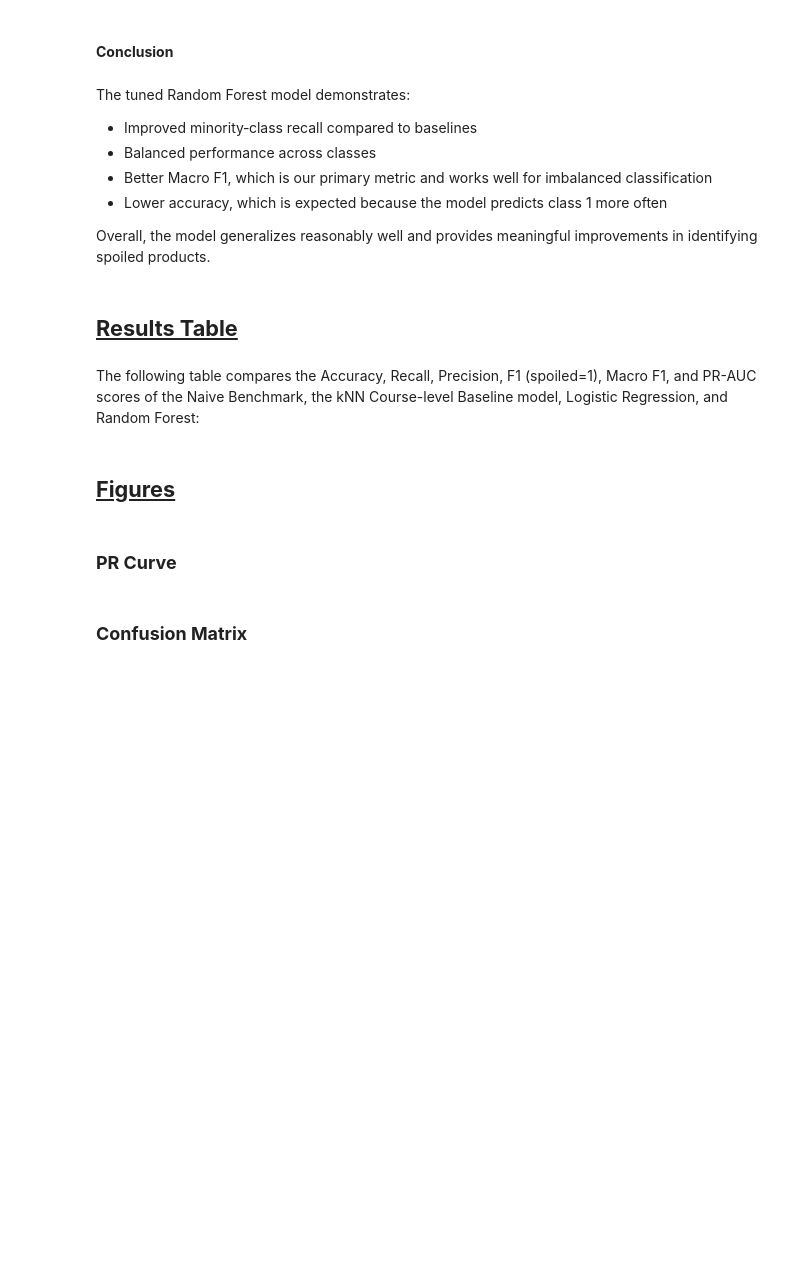
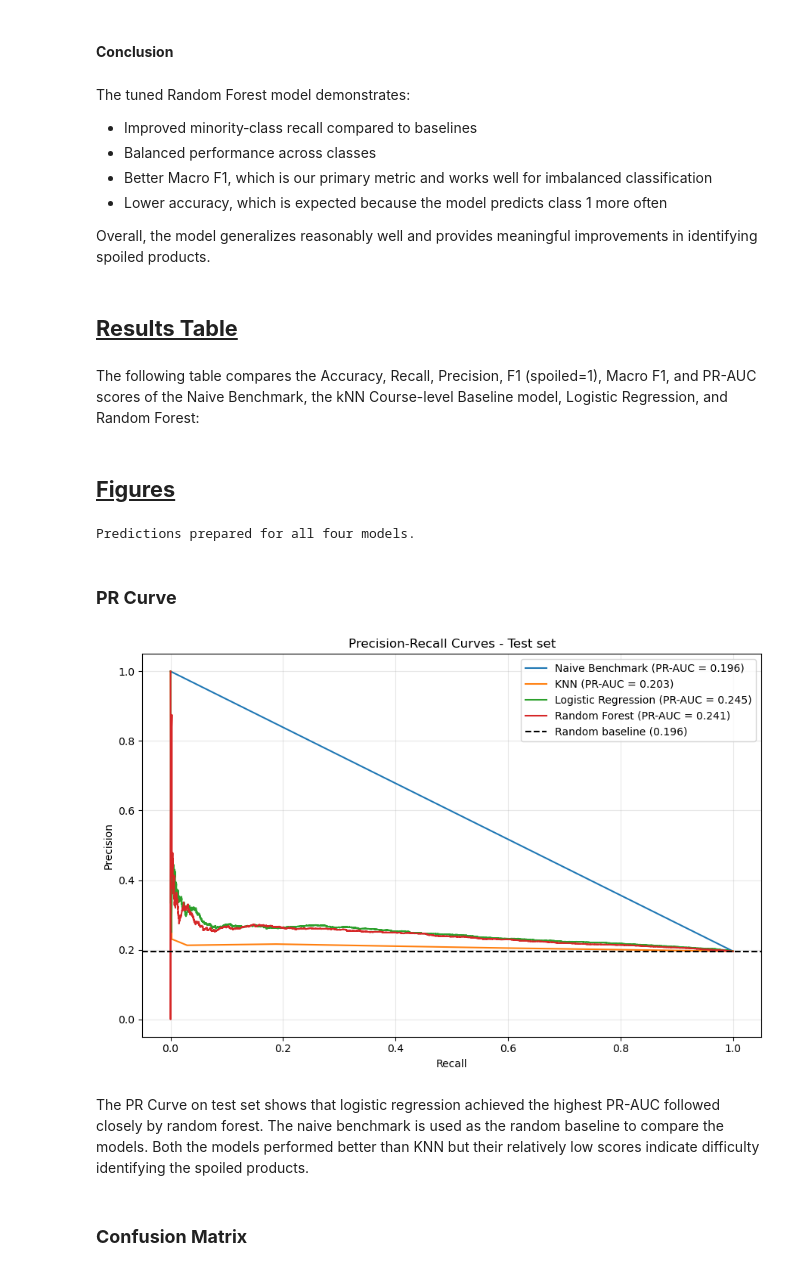
Before and after one commit to AnishaP3/Reducing-Inventory-Waste-in-Grocery-Stores, a Jupyter notebook: Notebooks/Project_Milestone_5_Final_Experiments_and_Analysis.ipynb, the cells around one changed output. Cells and saved outputs as stored; diff of their text form; code cells hidden in the pictures; blank space fills up the shorter version.

Commit message:
Added figures and error analysis for milestone 5

```diff
--- a/Notebooks/Project_Milestone_5_Final_Experiments_and_Analysis.ipynb
+++ b/Notebooks/Project_Milestone_5_Final_Experiments_and_Analysis.ipynb
@@ -683,7 +859,66 @@ Overall, the model generalizes reasonably well and provides meaningful improveme
 The following table compares the Accuracy, Recall, Precision, F1 (spoiled=1), Macro F1, and PR-AUC scores of the Naive Benchmark, the kNN Course-level Baseline model, Logistic Regression, and Random Forest:
 # %% [markdown]
 ## **<ins>Figures</ins>**
+# %%
+from sklearn.metrics import (
+    confusion_matrix,
+    ConfusionMatrixDisplay,
+    precision_recall_curve,
+    roc_curve,
+    auc,
+    average_precision_score
+)
+from sklearn.inspection import permutation_importance
+
+# Knn and logistic regression use scaled data
+X_test_scaled = X_test.copy()
+X_test_scaled[num_cols] = scaler.transform(X_test[num_cols])
+
+# Prediction labels
+predictions = {
+    "Naive Benchmark": np.zeros(len(y_test), dtype=int),
+    "KNN": knn.predict(X_test_scaled),
+    "Logistic Regression": lr_model.predict(X_test_scaled),
+    "Random Forest": clf.predict(X_test)
+}
+# Prediction probabilities for the spoiled class (class 1)
+scores = {
+    "Naive Benchmark": np.full(len(y_test), y_train.mean()),
+    "KNN": knn.predict_proba(X_test_scaled)[:, 1],
+    "Logistic Regression": lr_model.predict_proba(X_test_scaled)[:, 1],
+    "Random Forest": clf.predict_proba(X_test)[:, 1]
+}
+print("Predictions prepared for all four models.")
+# %% [output]
+Predictions prepared for all four models.
 # %% [markdown]
 ### **PR Curve**
+# %%
+plt.figure(figsize=(9,6))
+for name, y_scores in scores.items():
+    precision, recall, thresholds = precision_recall_curve(y_test, y_scores)
+    pr_auc = average_precision_score(y_test, y_scores)
+    plt.plot(recall, precision, label=f"{name} (PR-AUC = {pr_auc:.3f})")
+
+# Baseline: prevalence of the spoiled class
+baseline = y_test.mean()
+
+plt.axhline(
+    y=baseline,
+    linestyle="--",
+    color="black",
+    label=f"Random baseline ({baseline:.3f})"
+)
+plt.xlabel("Recall")
+plt.ylabel("Precision")
+plt.title("Precision-Recall Curves - Test set")
+plt.legend()
+plt.grid(alpha=0.3)
+plt.tight_layout()
+plt.show()
+# %% [output]
+[figure, added]
+# %% [markdown]
+The PR Curve on test set shows that logistic regression achieved the highest PR-AUC followed closely by random forest. The naive benchmark is used as the random baseline to compare the models. Both the models performed better than KNN but their relatively low scores indicate difficulty identifying the spoiled products.
 # %% [markdown]
 ### **Confusion Matrix**
```
Also changed, not shown: parts of 25 cells of this notebook.
